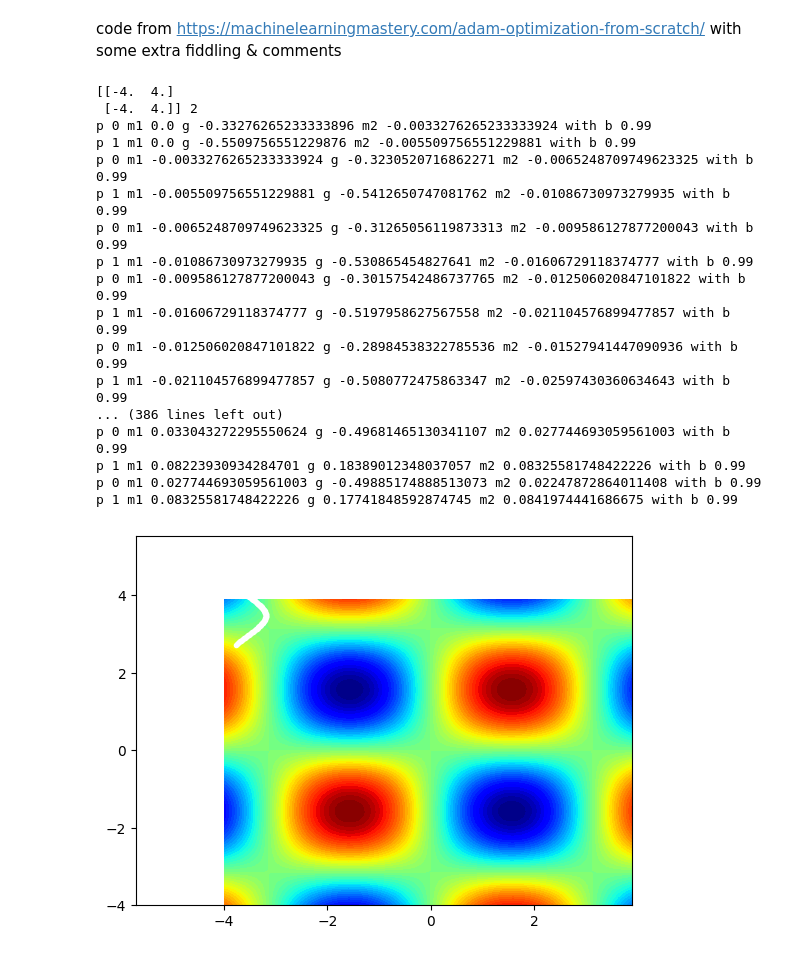
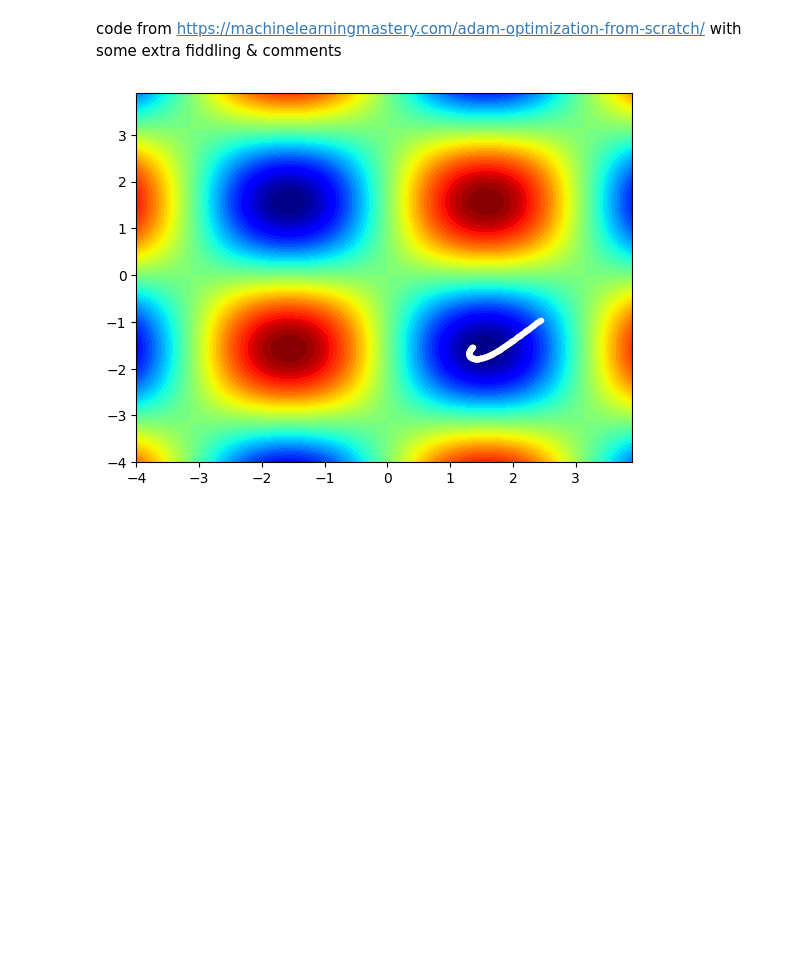
Before and after one commit to aetherclouds/torch-dqn, a Jupyter notebook: adam.ipynb, the cells around one changed output. Cells and saved outputs as stored; diff of their text form; code cells hidden in the pictures; blank space fills up the shorter version.

Commit message:
set hyperparameters to default values, removed verbose prints

```diff
--- a/adam.ipynb
+++ b/adam.ipynb
@@ -74,10 +74,6 @@ def adam(n_steps, bounds, learning_rate, beta1, beta2, obj_fun, deriv_obj_fun, e
             # delta = -learning_rate * (corrected_c_g_s[axis])
             point[axis] += delta
         solutions.append(point)
-        cost = objective_function(point[0], point[1])
-        # if we get close enough, just return it already
-        # if cost <= -.99:
-        #     return solutions
     return solutions
 
 # some hyperparameters
@@ -86,7 +82,7 @@ bounds = asarray([
     [-4, 4],
     [-4, 4]
 ])
-beta1 = .99
+beta1 = .9
 beta2 = .999
 learning_rate = 0.01
 # compute targets
@@ -144,7 +140,6 @@ def adam(objective, derivative, bounds, n_iter, alpha, beta1, beta2, eps=1e-8):
     m = [0.0 for _ in range(bounds.shape[0])]
     v = [0.0 for _ in range(bounds.shape[0])]
     # run the gradient descent updates
-    print(bounds, bounds.shape[0])
     for t in range(n_iter):
         # calculate gradient g(t)
         g = derivative(x[0], x[1])
@@ -152,9 +147,7 @@ def adam(objective, derivative, bounds, n_iter, alpha, beta1, beta2, eps=1e-8):
         # bounds.shape[0] in this case returns 2 because our function has 2 dimensions
         for i in range(bounds.shape[0]):
             # m(t) = beta1 * m(t-1) + (1 - beta1) * g(t)
-            print('p', i, 'm1', m[i], 'g', g[i], end=' ')
             m[i] = beta1 * m[i] + (1.0 - beta1) * g[i]
-            print('m2', m[i], 'with b', beta1)
 
             # v(t) = beta2 * v(t-1) + (1 - beta2) * g(t)^2
             v[i] = beta2 * v[i] + (1.0 - beta2) * g[i]**2
@@ -172,50 +165,33 @@ def adam(objective, derivative, bounds, n_iter, alpha, beta1, beta2, eps=1e-8):
         # print('>%d f(%s) = %.5f' % (t, x, score))
     return solutions
 
 # seed the pseudo random number generator
 # seed(4)
 # define range for input
 bounds = asarray([[-4.0, 4.0], [-4.0, 4.0]])
 # define the total iterations
 n_iter = 200
 # steps size
-alpha = 0.02
+alpha = 0.01
 # factor for average gradient
-beta1 = 0.99
+beta1 = 0.9
 # factor for average squared gradient
 beta2 = 0.999
 # perform the gradient descent search with adam
 solutions = adam(objective, derivative, bounds, n_iter, alpha, beta1, beta2)
 # sample input range uniformly at 0.1 increments
 xaxis = arange(bounds[0,0], bounds[0,1], 0.1)
 yaxis = arange(bounds[1,0], bounds[1,1], 0.1)
 # create a mesh from the axis
 x, y = meshgrid(xaxis, yaxis)
 # compute targets
 results = objective(x, y)
 # create a filled contour plot with 50 levels and jet color scheme
 pyplot.contourf(x, y, results, levels=50, cmap='jet')
 # plot the sample as black circles
 solutions = asarray(solutions)
 pyplot.plot(solutions[:, 0], solutions[:, 1], '.-', color='w')
 # show the plot
 pyplot.show()
 # %% [output]
-[[-4.  4.]
- [-4.  4.]] 2
-p 0 m1 0.0 g -0.33276265233333896 m2 -0.0033276265233333924 with b 0.99
-p 1 m1 0.0 g -0.5509756551229876 m2 -0.005509756551229881 with b 0.99
-p 0 m1 -0.0033276265233333924 g -0.3230520716862271 m2 -0.0065248709749623325 with b 0.99
-p 1 m1 -0.005509756551229881 g -0.5412650747081762 m2 -0.01086730973279935 with b 0.99
-p 0 m1 -0.0065248709749623325 g -0.31265056119873313 m2 -0.009586127877200043 with b 0.99
-p 1 m1 -0.01086730973279935 g -0.530865454827641 m2 -0.01606729118374777 with b 0.99
-p 0 m1 -0.009586127877200043 g -0.30157542486737765 m2 -0.012506020847101822 with b 0.99
-p 1 m1 -0.01606729118374777 g -0.5197958627567558 m2 -0.021104576899477857 with b 0.99
-p 0 m1 -0.012506020847101822 g -0.28984538322785536 m2 -0.01527941447090936 with b 0.99
-p 1 m1 -0.021104576899477857 g -0.5080772475863347 m2 -0.02597430360634643 with b 0.99
-... (386 lines left out)
-p 0 m1 0.033043272295550624 g -0.49681465130341107 m2 0.027744693059561003 with b 0.99
-p 1 m1 0.08223930934284701 g 0.18389012348037057 m2 0.08325581748422226 with b 0.99
-p 0 m1 0.027744693059561003 g -0.49885174888513073 m2 0.02247872864011408 with b 0.99
-p 1 m1 0.08325581748422226 g 0.17741848592874745 m2 0.0841974441686675 with b 0.99
-[figure, old version]
+[figure, new version]
```
Also changed, not shown: parts of 1 cell of this notebook.
